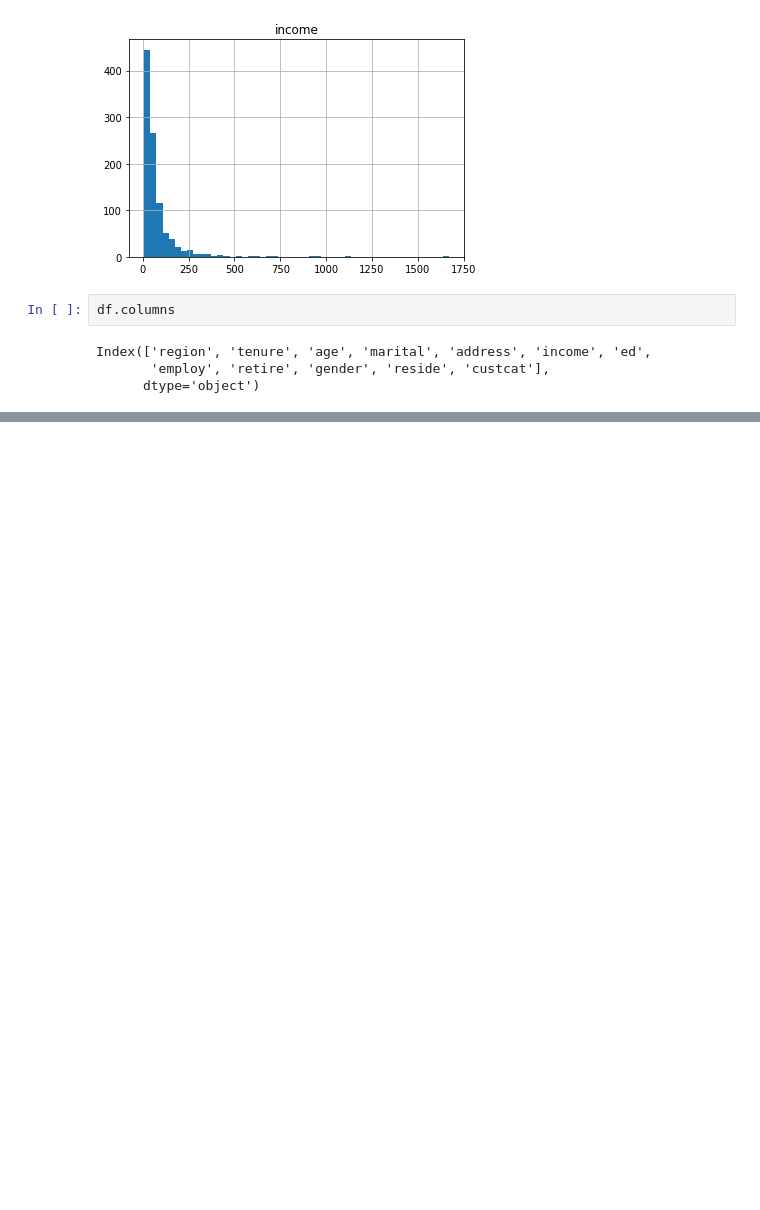
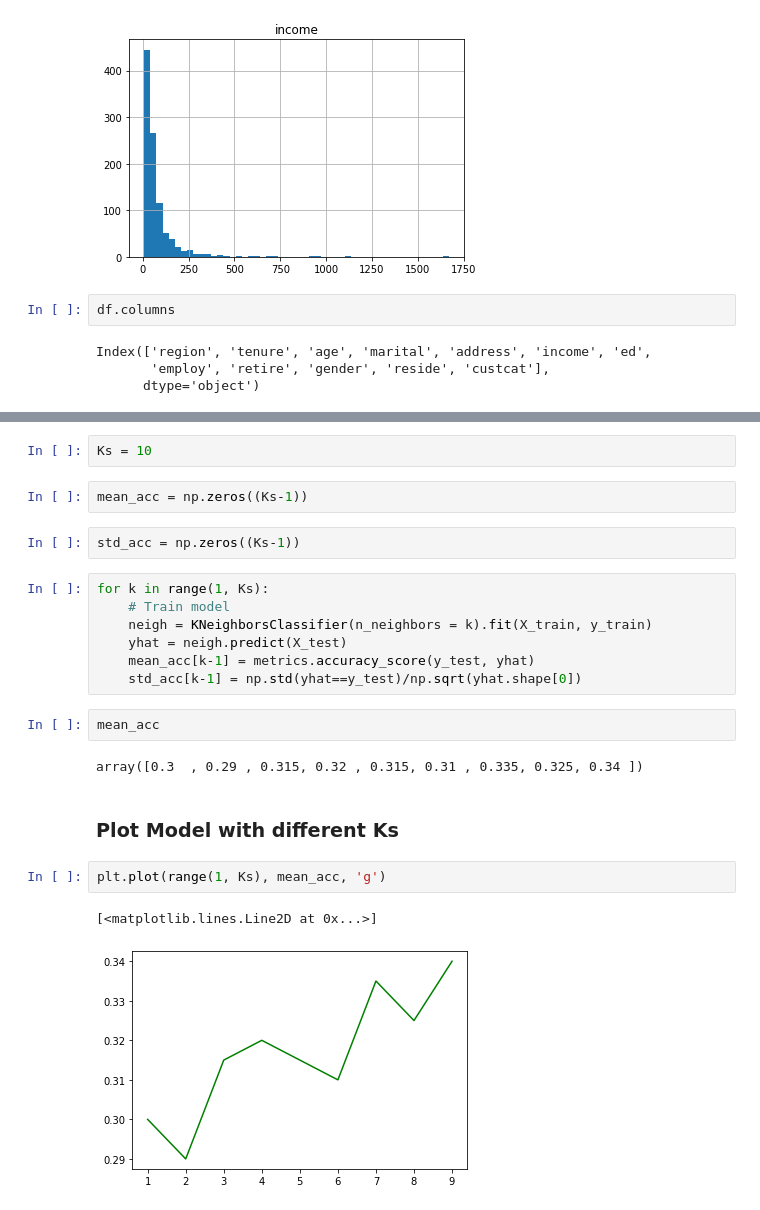
Before and after one commit to stivenramireza/machine-learning-models, a Jupyter notebook: classification/k_nearest_neighbors/k_nearest_neighbors.ipynb, the cells around one changed output, grey strips where cells are left out. Saved outputs shown, nothing was run; the diff lists cells and outputs as text; blank space fills up the shorter version.

Commit message:
K-Nearest Neighbors Algorithm finished

```diff
--- a/classification/k_nearest_neighbors/k_nearest_neighbors.ipynb
+++ b/classification/k_nearest_neighbors/k_nearest_neighbors.ipynb
@@ -63,0 +180,24 @@ Index(['region', 'tenure', 'age', 'marital', 'address', 'income', 'ed',
+# %%
+Ks = 10
+# %%
+mean_acc = np.zeros((Ks-1))
+# %%
+std_acc = np.zeros((Ks-1))
+# %%
+for k in range(1, Ks):
+    # Train model
+    neigh = KNeighborsClassifier(n_neighbors = k).fit(X_train, y_train)
+    yhat = neigh.predict(X_test)
+    mean_acc[k-1] = metrics.accuracy_score(y_test, yhat)
+    std_acc[k-1] = np.std(yhat==y_test)/np.sqrt(yhat.shape[0])
+# %%
+mean_acc
+# %% [output]
+array([0.3  , 0.29 , 0.315, 0.32 , 0.315, 0.31 , 0.335, 0.325, 0.34 ])
+# %% [markdown]
+### Plot Model with different Ks
+# %%
+plt.plot(range(1, Ks), mean_acc, 'g')
+# %% [output]
+[<matplotlib.lines.Line2D at 0x...>]
+[figure, added]
```
Also changed, not shown: parts of 34 cells of this notebook.
